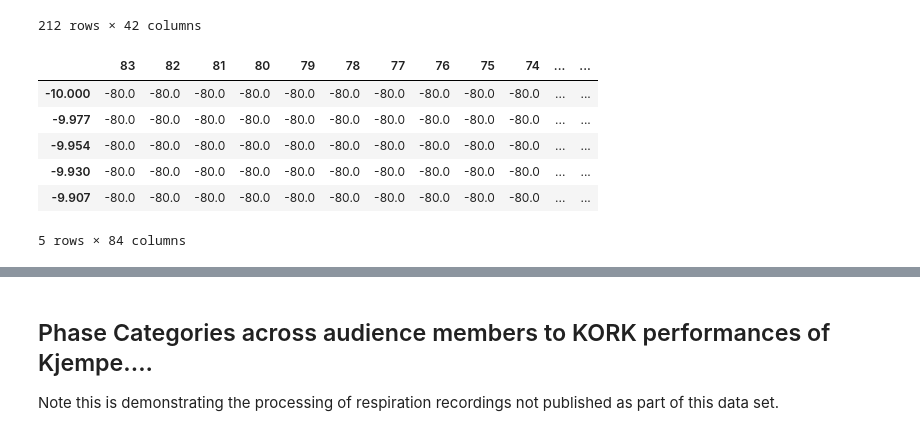
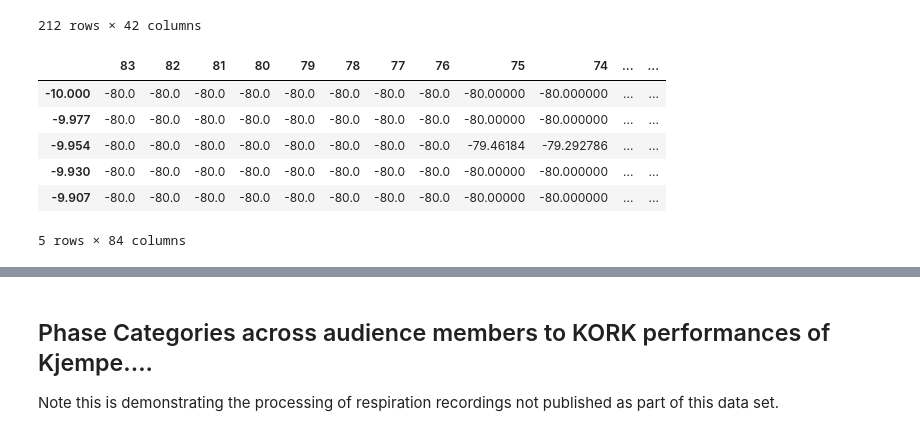
Before and after one commit to finn42/Exploratory_Listening_Phys, a Jupyter notebook: CaseStudy2_KORK.ipynb, the cells around one changed output, grey strips where cells are left out. Drawn from its saved outputs; the diff is of its cells as text; code cells hidden in the pictures.

```diff
--- a/CaseStudy2_KORK.ipynb
+++ b/CaseStudy2_KORK.ipynb
@@ -106,6 +98,6 @@ pwd
 # %%
 # audio file locations in
-data_loc = '/Users/finn/Desktop/Current_Projects/BiC/Audience_Interviewed/ExploratoryListening_repo/data/'
+data_loc = './data/'
 mydpi = 196
 # %%
 Pentries = pd.read_csv(data_loc +'Performance_data/PlayTimings_KORK2024_Sae1.csv')
@@ -143,15 +135,15 @@ Pentries
 | 211 | 460.625850 | NaN | End | NaN | 162.63 | 0.0 | 0.0 | 0.0 | 0.0 | 0.0 | ... | ... |
 212 rows × 42 columns
 # %%
-C_df = pd.read_csv('./outfiles/KORK_Sae1_10_cqt.csv',index_col = 0)
+C_df = pd.read_csv(data_loc + 'Performance_data/KORK_Sae1_10_cqt.csv',index_col = 0)
 C_df.iloc[:5,:]
 # %% [output]
 |  | 83 | 82 | 81 | 80 | 79 | 78 | 77 | 76 | 75 | 74 | ... | ... |
-| -10.000 | -80.0 | -80.0 | -80.0 | -80.0 | -80.0 | -80.0 | -80.0 | -80.0 | -80.0 | -80.0 | ... | ... |
-| -9.977 | -80.0 | -80.0 | -80.0 | -80.0 | -80.0 | -80.0 | -80.0 | -80.0 | -80.0 | -80.0 | ... | ... |
-| -9.954 | -80.0 | -80.0 | -80.0 | -80.0 | -80.0 | -80.0 | -80.0 | -80.0 | -80.0 | -80.0 | ... | ... |
-| -9.930 | -80.0 | -80.0 | -80.0 | -80.0 | -80.0 | -80.0 | -80.0 | -80.0 | -80.0 | -80.0 | ... | ... |
-| -9.907 | -80.0 | -80.0 | -80.0 | -80.0 | -80.0 | -80.0 | -80.0 | -80.0 | -80.0 | -80.0 | ... | ... |
+| -10.000 | -80.0 | -80.0 | -80.0 | -80.0 | -80.0 | -80.0 | -80.0 | -80.0 | -80.00000 | -80.000000 | ... | ... |
+| -9.977 | -80.0 | -80.0 | -80.0 | -80.0 | -80.0 | -80.0 | -80.0 | -80.0 | -80.00000 | -80.000000 | ... | ... |
+| -9.954 | -80.0 | -80.0 | -80.0 | -80.0 | -80.0 | -80.0 | -80.0 | -80.0 | -79.46184 | -79.292786 | ... | ... |
+| -9.930 | -80.0 | -80.0 | -80.0 | -80.0 | -80.0 | -80.0 | -80.0 | -80.0 | -80.00000 | -80.000000 | ... | ... |
+| -9.907 | -80.0 | -80.0 | -80.0 | -80.0 | -80.0 | -80.0 | -80.0 | -80.0 | -80.00000 | -80.000000 | ... | ... |
 5 rows × 84 columns
 # %%
 # labels and categories
```
Also changed, not shown: parts of 8 cells of this notebook, 13 other files.
